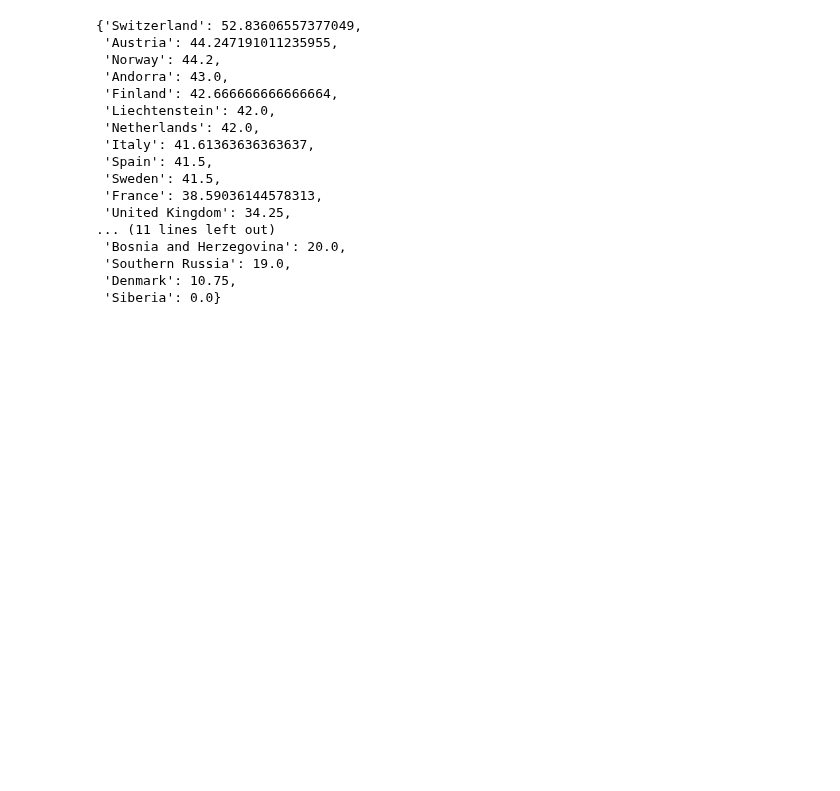
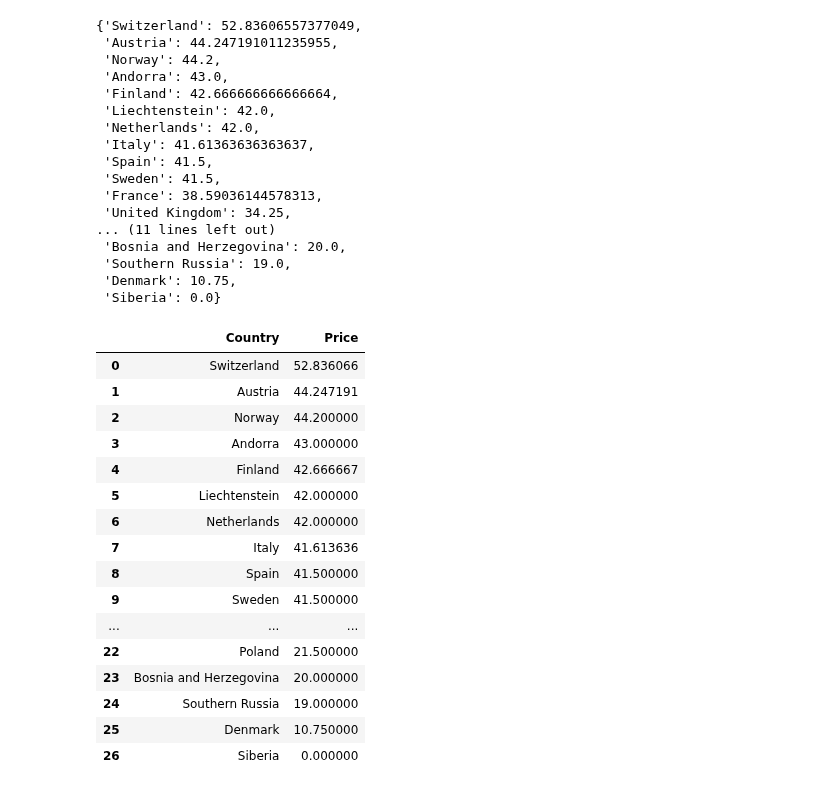
Before and after one commit to nembdev/python_portfolio, a Jupyter notebook: Data Analysis Projects/European Ski Resorts(Pandas)/European Ski Resorts ll.ipynb, the cells around one changed output. Cells and saved outputs as stored; diff of their text form; code cells hidden in the pictures; blank space fills up the shorter version.

```diff
--- a/Data Analysis Projects/European Ski Resorts(Pandas)/European Ski Resorts ll.ipynb
+++ b/Data Analysis Projects/European Ski Resorts(Pandas)/European Ski Resorts ll.ipynb
@@ -300,3 +300,24 @@ sorted_prices
  'Southern Russia': 19.0,
  'Denmark': 10.75,
  'Siberia': 0.0}
+# %%
+price_country = pd.DataFrame.from_dict(avg_price_by_country)
+price_country.columns = ["Country", "Price"]
+# %% [output]
+|  | Country | Price |
+| 0 | Switzerland | 52.836066 |
+| 1 | Austria | 44.247191 |
+| 2 | Norway | 44.200000 |
+| 3 | Andorra | 43.000000 |
+| 4 | Finland | 42.666667 |
+| 5 | Liechtenstein | 42.000000 |
+| 6 | Netherlands | 42.000000 |
+| 7 | Italy | 41.613636 |
+| 8 | Spain | 41.500000 |
+| 9 | Sweden | 41.500000 |
+| ... | ... | ... |
+| 22 | Poland | 21.500000 |
+| 23 | Bosnia and Herzegovina | 20.000000 |
+| 24 | Southern Russia | 19.000000 |
+| 25 | Denmark | 10.750000 |
+| 26 | Siberia | 0.000000 |
```
Also changed, not shown: parts of 2 cells of this notebook.
